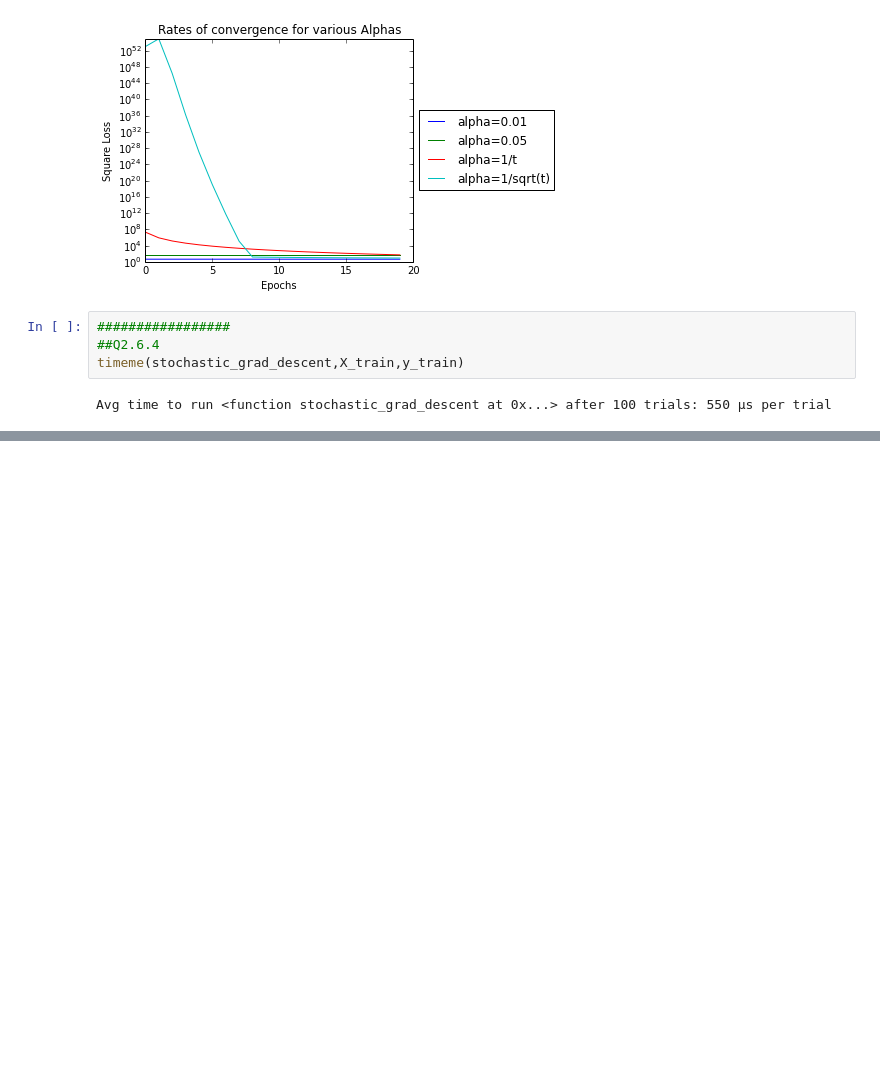
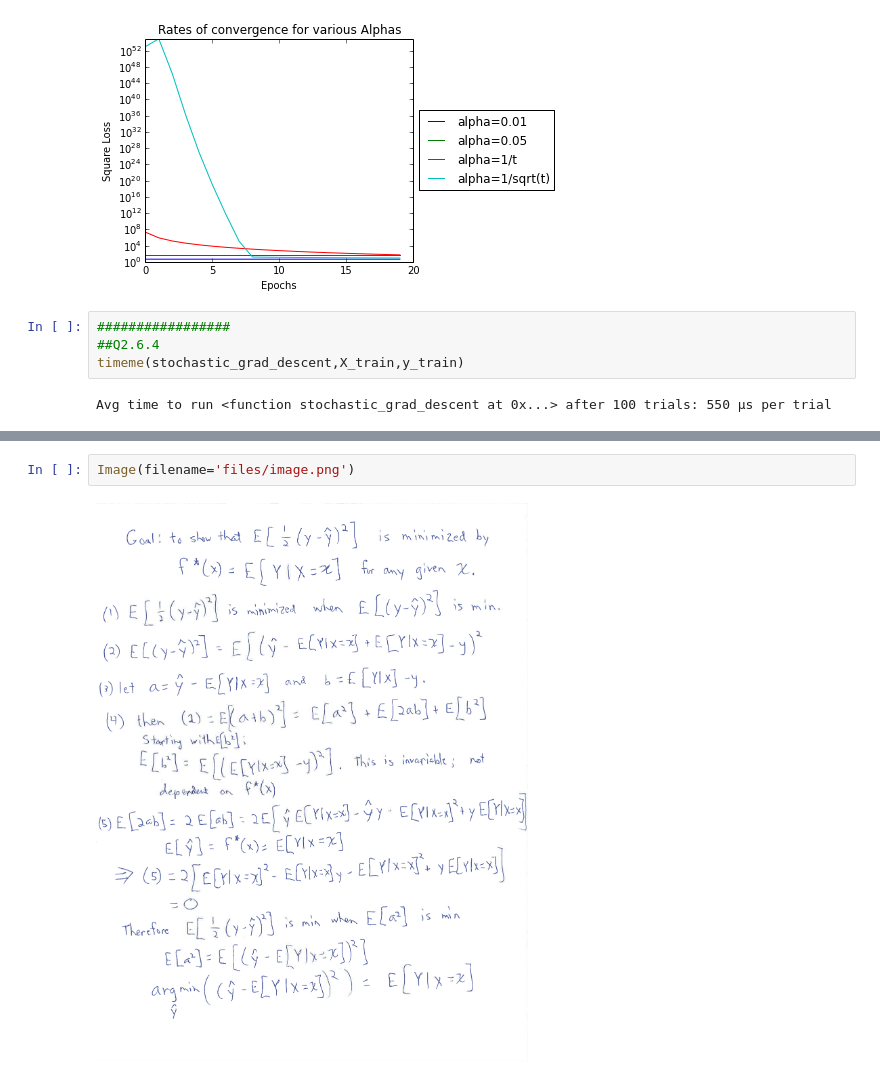
Before and after one commit to charlesdguthrie/frontrow, a Jupyter notebook: ML HW 1.ipynb, the cells around one changed output, grey strips where cells are left out. Saved outputs shown, nothing was run; the diff lists cells and outputs as text; blank space fills up the shorter version.

Commit message:
fixed image

```diff
--- a/ML HW 1.ipynb
+++ b/ML HW 1.ipynb
@@ -529,0 +527,4 @@ Avg time to run <function stochastic_grad_descent at 0x...> after 100 trials: 55
+# %%
+Image(filename='files/image.png')
+# %% [output]
+[figure, added]
```
Also changed, not shown: parts of 2 cells of this notebook, 3 other files.
